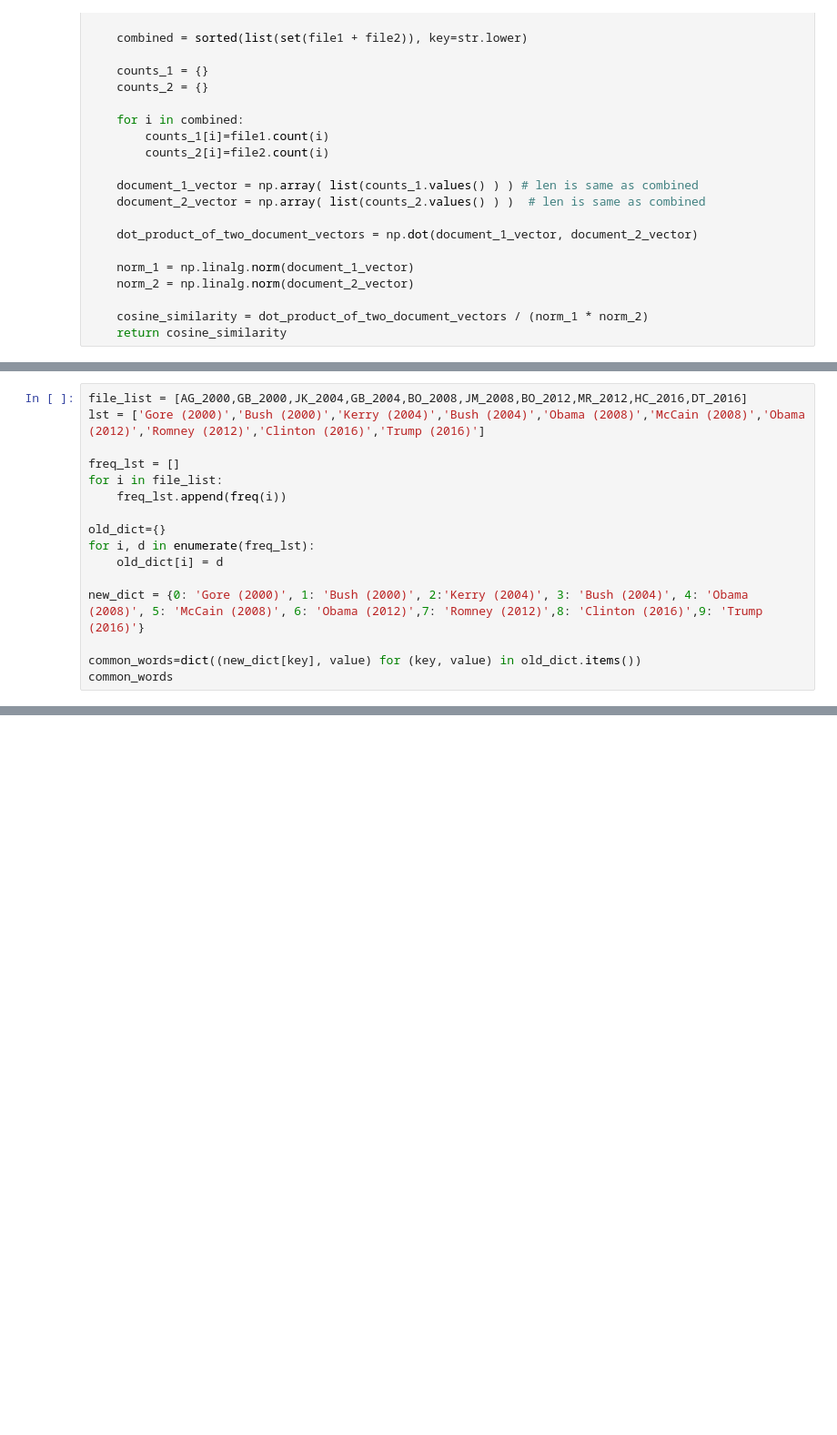
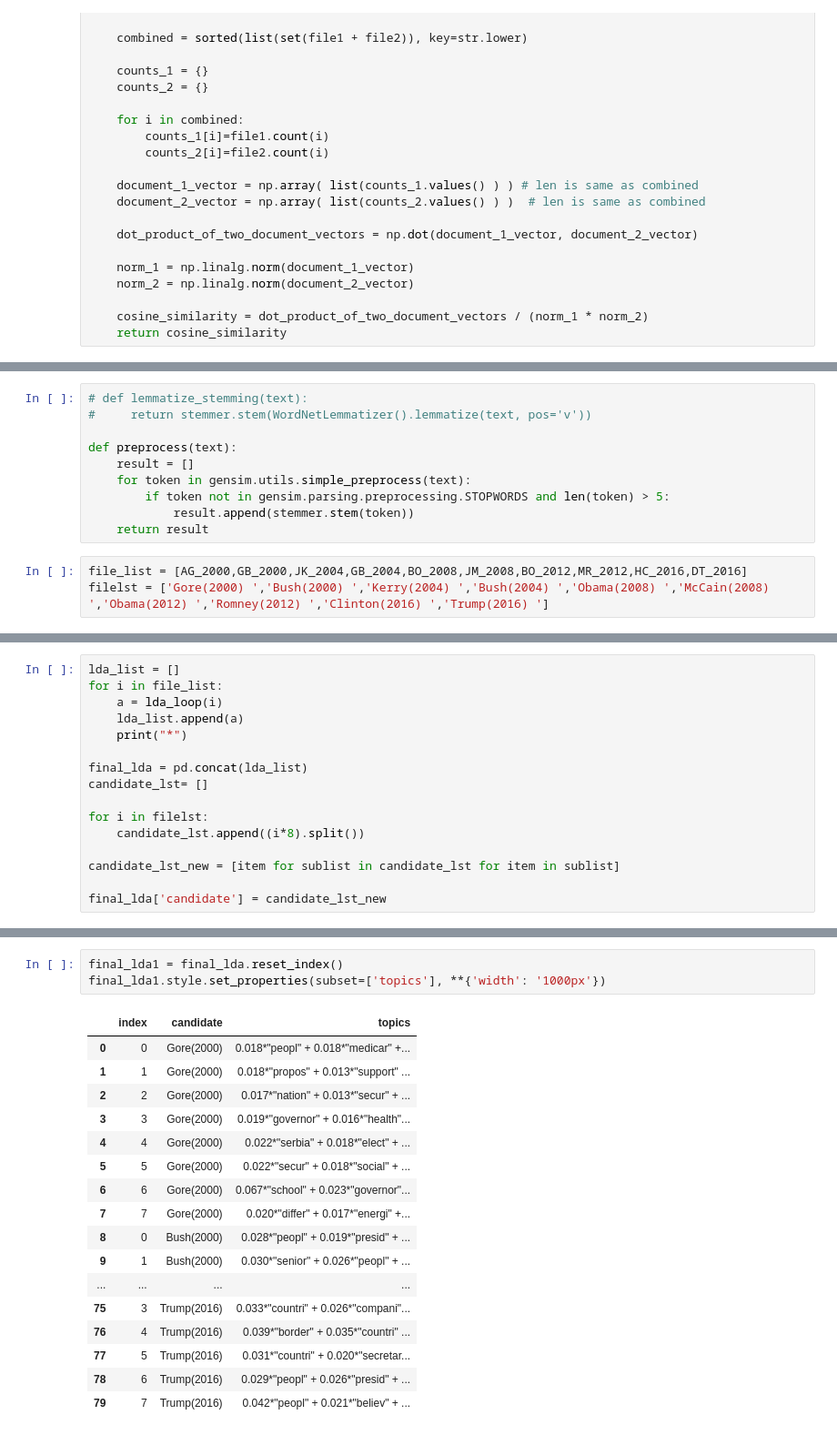
Before and after one commit to akmt14/analyzing-presidential-debates-using-NLP, a Jupyter notebook: code/Analyzing_Presidential_Debates.ipynb, the cells around one changed output, grey strips where cells are left out. Shown at 91% size. Drawn from its saved outputs; the diff is of its cells as text; blank space fills up the shorter version.

```diff
--- a/code/Analyzing_Presidential_Debates.ipynb
+++ b/code/Analyzing_Presidential_Debates.ipynb
@@ -552,16 +849,13 @@ def freq(data):
+# %%
+# def lemmatize_stemming(text):
+#     return stemmer.stem(WordNetLemmatizer().lemmatize(text, pos='v'))
+
+def preprocess(text):
+    result = []
+    for token in gensim.utils.simple_preprocess(text):
+        if token not in gensim.parsing.preprocessing.STOPWORDS and len(token) > 5:
+            result.append(stemmer.stem(token))
+    return result
 # %%
 file_list = [AG_2000,GB_2000,JK_2004,GB_2004,BO_2008,JM_2008,BO_2012,MR_2012,HC_2016,DT_2016]
-lst = ['Gore (2000)','Bush (2000)','Kerry (2004)','Bush (2004)','Obama (2008)','McCain (2008)','Obama (2012)','Romney (2012)','Clinton (2016)','Trump (2016)']
-
-freq_lst = []
-for i in file_list:
-    freq_lst.append(freq(i))
-
-old_dict={}
-for i, d in enumerate(freq_lst):
-    old_dict[i] = d
-
-new_dict = {0: 'Gore (2000)', 1: 'Bush (2000)', 2:'Kerry (2004)', 3: 'Bush (2004)', 4: 'Obama (2008)', 5: 'McCain (2008)', 6: 'Obama (2012)',7: 'Romney (2012)',8: 'Clinton (2016)',9: 'Trump (2016)'}
-
-common_words=dict((new_dict[key], value) for (key, value) in old_dict.items())
-common_words
+filelst = ['Gore(2000) ','Bush(2000) ','Kerry(2004) ','Bush(2004) ','Obama(2008) ','McCain(2008) ','Obama(2012) ','Romney(2012) ','Clinton(2016) ','Trump(2016) ']
@@ -658,0 +893,16 @@ def sentence_count(text):
+# %%
+lda_list = []
+for i in file_list:
+    a = lda_loop(i)
+    lda_list.append(a)
+    print("*")
+
+final_lda = pd.concat(lda_list)
+candidate_lst= []
+
+for i in filelst:
+    candidate_lst.append((i*8).split())
+
+candidate_lst_new = [item for sublist in candidate_lst for item in sublist]
+
+final_lda['candidate'] = candidate_lst_new
@@ -658,0 +920,21 @@ def sentence_count(text):
+# %%
+final_lda1 = final_lda.reset_index()
+final_lda1.style.set_properties(subset=['topics'], **{'width': '1000px'})
+# %% [output]
+|  | index | candidate | topics |
+| 0 | 0 | Gore(2000) | 0.018*"peopl" + 0.018*"medicar" +... |
+| 1 | 1 | Gore(2000) | 0.018*"propos" + 0.013*"support" ... |
+| 2 | 2 | Gore(2000) | 0.017*"nation" + 0.013*"secur" + ... |
+| 3 | 3 | Gore(2000) | 0.019*"governor" + 0.016*"health"... |
+| 4 | 4 | Gore(2000) | 0.022*"serbia" + 0.018*"elect" + ... |
+| 5 | 5 | Gore(2000) | 0.022*"secur" + 0.018*"social" + ... |
+| 6 | 6 | Gore(2000) | 0.067*"school" + 0.023*"governor"... |
+| 7 | 7 | Gore(2000) | 0.020*"differ" + 0.017*"energi" +... |
+| 8 | 0 | Bush(2000) | 0.028*"peopl" + 0.019*"presid" + ... |
+| 9 | 1 | Bush(2000) | 0.030*"senior" + 0.026*"peopl" + ... |
+| ... | ... | ... | ... |
+| 75 | 3 | Trump(2016) | 0.033*"countri" + 0.026*"compani"... |
+| 76 | 4 | Trump(2016) | 0.039*"border" + 0.035*"countri" ... |
+| 77 | 5 | Trump(2016) | 0.031*"countri" + 0.020*"secretar... |
+| 78 | 6 | Trump(2016) | 0.029*"peopl" + 0.026*"presid" + ... |
+| 79 | 7 | Trump(2016) | 0.042*"peopl" + 0.021*"believ" + ... |
```
Also changed, not shown: parts of 47 cells of this notebook.
